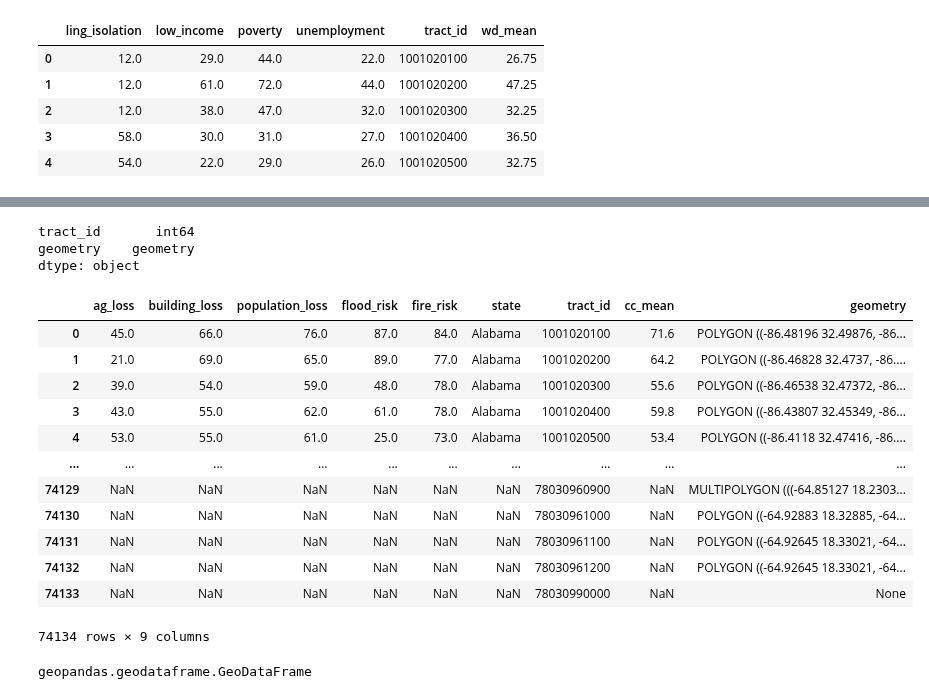
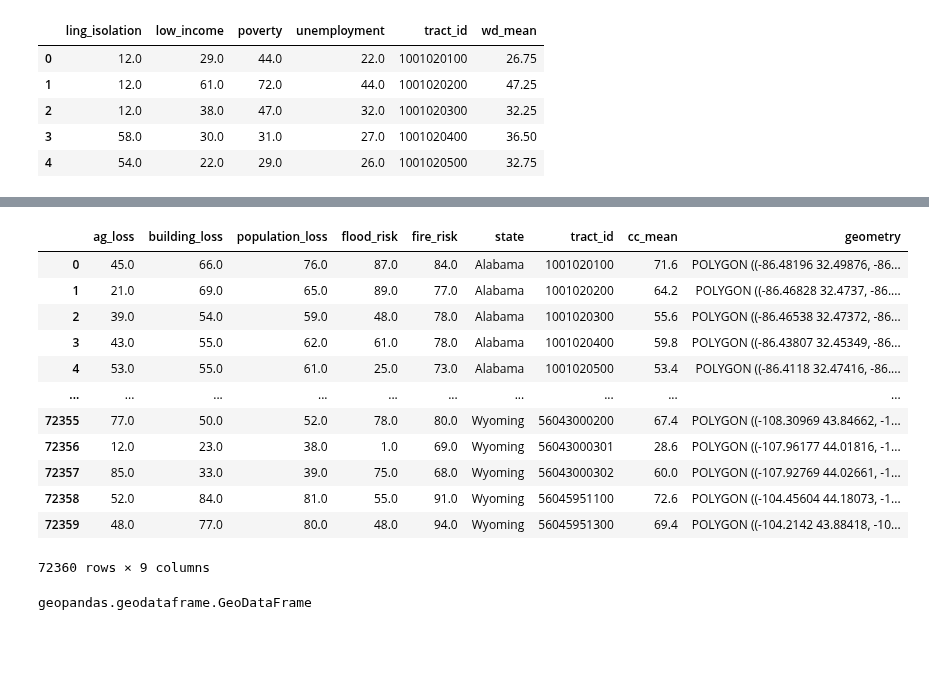
Before and after one commit to haylee360/j40-data-exploration, a Jupyter notebook: gstar-tuning.ipynb, the cells around one changed output, grey strips where cells are left out. Saved outputs shown, nothing was run; the diff lists cells and outputs as text; code cells hidden in the pictures; blank space fills up the shorter version.

```diff
--- a/gstar-tuning.ipynb
+++ b/gstar-tuning.ipynb
@@ -303,29 +307,23 @@ df_merged.shape
 # geometry, GEOID10
 geo_join = v2_geo[['GEOID10', 'geometry']].rename(columns={'GEOID10':'tract_id'})
 geo_join['tract_id'] =geo_join['tract_id'].astype('int64')
-# %%
-geo_join.dtypes
-# %% [output]
-tract_id       int64
-geometry    geometry
-dtype: object
 # %%
-cc = pd.merge(cc, geo_join, how='outer', on='tract_id')
+cc = pd.merge(cc, geo_join, how='inner', on='tract_id')
 cc
 # %% [output]
 |  | ag_loss | building_loss | population_loss | flood_risk | fire_risk | state | tract_id | cc_mean | geometry |
 | 0 | 45.0 | 66.0 | 76.0 | 87.0 | 84.0 | Alabama | 1001020100 | 71.6 | POLYGON ((-86.48196 32.49876, -86... |
 | 1 | 21.0 | 69.0 | 65.0 | 89.0 | 77.0 | Alabama | 1001020200 | 64.2 | POLYGON ((-86.46828 32.4737, -86.... |
 | 2 | 39.0 | 54.0 | 59.0 | 48.0 | 78.0 | Alabama | 1001020300 | 55.6 | POLYGON ((-86.46538 32.47372, -86... |
 | 3 | 43.0 | 55.0 | 62.0 | 61.0 | 78.0 | Alabama | 1001020400 | 59.8 | POLYGON ((-86.43807 32.45349, -86... |
 | 4 | 53.0 | 55.0 | 61.0 | 25.0 | 73.0 | Alabama | 1001020500 | 53.4 | POLYGON ((-86.4118 32.47416, -86.... |
 | ... | ... | ... | ... | ... | ... | ... | ... | ... | ... |
-| 74129 | NaN | NaN | NaN | NaN | NaN | NaN | 78030960900 | NaN | MULTIPOLYGON (((-64.85127 18.2303... |
-| 74130 | NaN | NaN | NaN | NaN | NaN | NaN | 78030961000 | NaN | POLYGON ((-64.92883 18.32885, -64... |
-| 74131 | NaN | NaN | NaN | NaN | NaN | NaN | 78030961100 | NaN | POLYGON ((-64.92645 18.33021, -64... |
-| 74132 | NaN | NaN | NaN | NaN | NaN | NaN | 78030961200 | NaN | POLYGON ((-64.92645 18.33021, -64... |
-| 74133 | NaN | NaN | NaN | NaN | NaN | NaN | 78030990000 | NaN | None |
+| 72355 | 77.0 | 50.0 | 52.0 | 78.0 | 80.0 | Wyoming | 56043000200 | 67.4 | POLYGON ((-108.30969 43.84662, -1... |
+| 72356 | 12.0 | 23.0 | 38.0 | 1.0 | 69.0 | Wyoming | 56043000301 | 28.6 | POLYGON ((-107.96177 44.01816, -1... |
+| 72357 | 85.0 | 33.0 | 39.0 | 75.0 | 68.0 | Wyoming | 56043000302 | 60.0 | POLYGON ((-107.92769 44.02661, -1... |
+| 72358 | 52.0 | 84.0 | 81.0 | 55.0 | 91.0 | Wyoming | 56045951100 | 72.6 | POLYGON ((-104.45604 44.18073, -1... |
+| 72359 | 48.0 | 77.0 | 80.0 | 48.0 | 94.0 | Wyoming | 56045951300 | 69.4 | POLYGON ((-104.2142 43.88418, -10... |
-74134 rows × 9 columns
+72360 rows × 9 columns
 # %%
 cc =gpd.GeoDataFrame(cc)
 type(cc)
```
Also changed, not shown: parts of 8 cells of this notebook.
